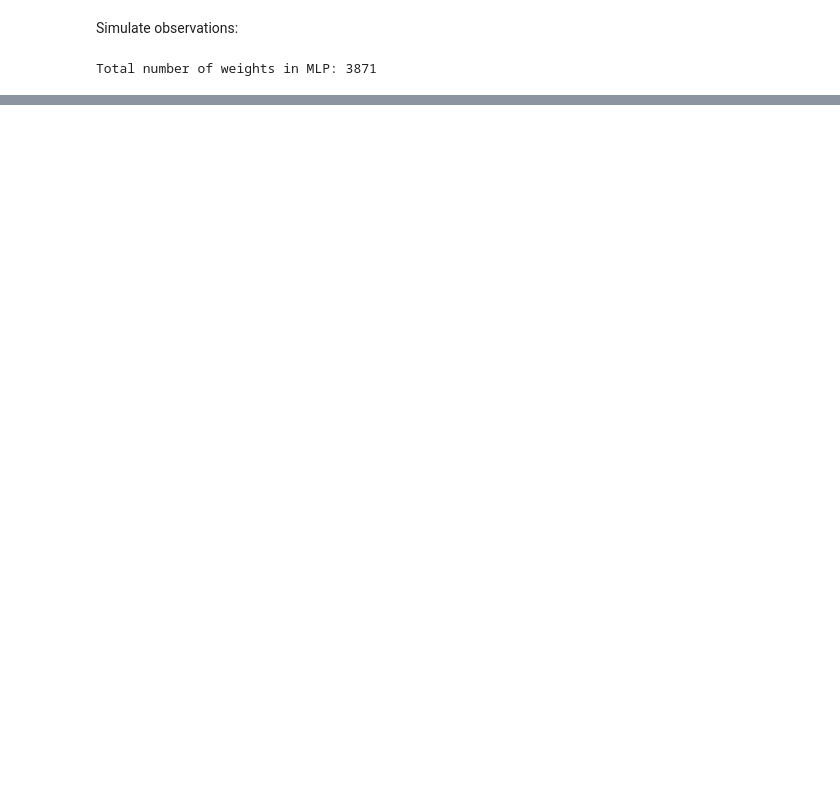
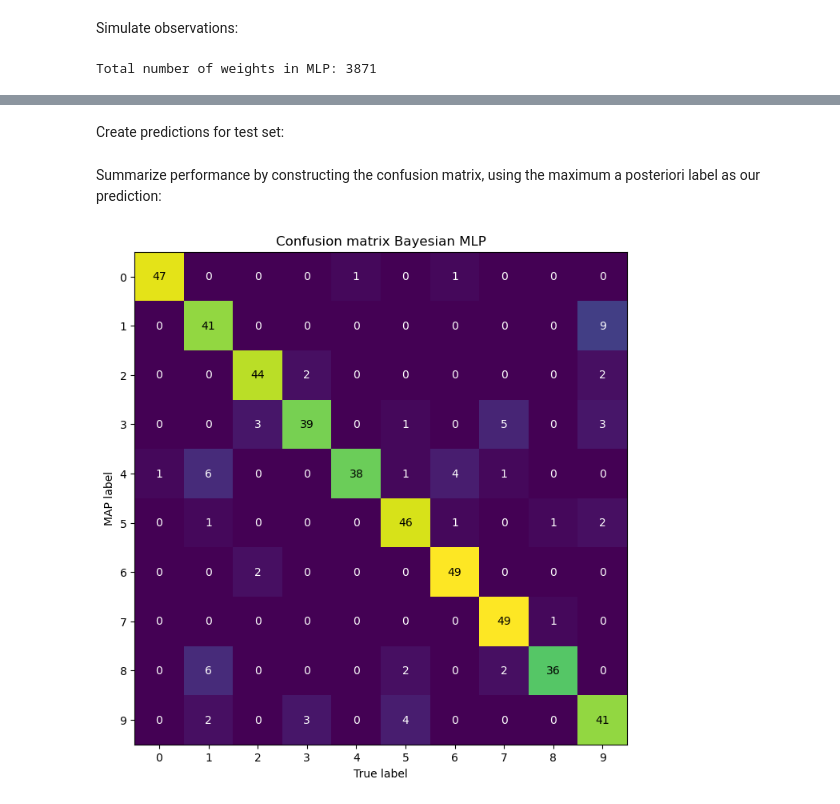
Before and after one commit to UncertaintyInComplexSystems/bamojax, a Jupyter notebook: bamojax/examples/bnn/bnn_mpl.ipynb, the cells around one changed output, grey strips where cells are left out. Cells and saved outputs as stored; diff of their text form; code cells hidden in the pictures; blank space fills up the shorter version.

```diff
--- a/bamojax/examples/bnn/bnn_mpl.ipynb
+++ b/bamojax/examples/bnn/bnn_mpl.ipynb
@@ -423,0 +317,9 @@ Wall time: 30.3 s
+# %%
+%%time
+
+step_fns = dict(w=blackjax.normal_random_walk)
+step_fn_params = dict(w=dict(sigma=0.01*jnp.eye(num_weights)))
+
+gibbs = gibbs_sampler(BMCMLP, step_fns=step_fns, step_fn_params=step_fn_params)
+engine = SMCInference(model=BMCMLP, num_particles=num_particles, num_mutations=50, mcmc_kernel=gibbs, return_diagnostics=False)
+result = engine.run(key=jrnd.PRNGKey(0))
@@ -423,0 +329,34 @@ Wall time: 30.3 s
+# %% [markdown]
+Create predictions for test set:
+# %%
+keys = jrnd.split(jrnd.PRNGKey(0), num_particles)
+predictions = jax.vmap(BMCMLP.sample_posterior_predictive, in_axes=(0, 0, None))(keys, result['final_state'].particles, dict(X=X_test))
+# %% [markdown]
+Summarize performance by constructing the confusion matrix, using the maximum a posteriori label as our prediction:
+# %%
+from sklearn.metrics import confusion_matrix
+
+def compute_class_prob_vector(y_):
+    return jnp.bincount(y_, length=num_classes) / 1000
+
+#
+
+class_probs = jax.vmap(compute_class_prob_vector, in_axes=1)(predictions['y'])
+y_map = jnp.argmax(class_probs, axis=1)
+
+conf_mat = confusion_matrix(y_test, y_map, labels=jnp.arange(num_classes))
+
+plt.figure(figsize=(8, 8))
+ax = plt.gca()
+ax.imshow(conf_mat)
+for i in range(num_classes):
+    for j in range(num_classes):
+        color = 'k' if i==j else 'w'
+        text = ax.text(j, i, conf_mat[i, j], ha='center', va='center', color=color)
+ax.set_xticks(jnp.arange(num_classes))
+ax.set_yticks(jnp.arange(num_classes))
+ax.set_xlabel('True label')
+ax.set_ylabel('MAP label')
+ax.set_title('Confusion matrix Bayesian MLP');
+# %% [output]
+[figure, added]
```
Also changed, not shown: parts of 49 cells of this notebook, 2 other files.
